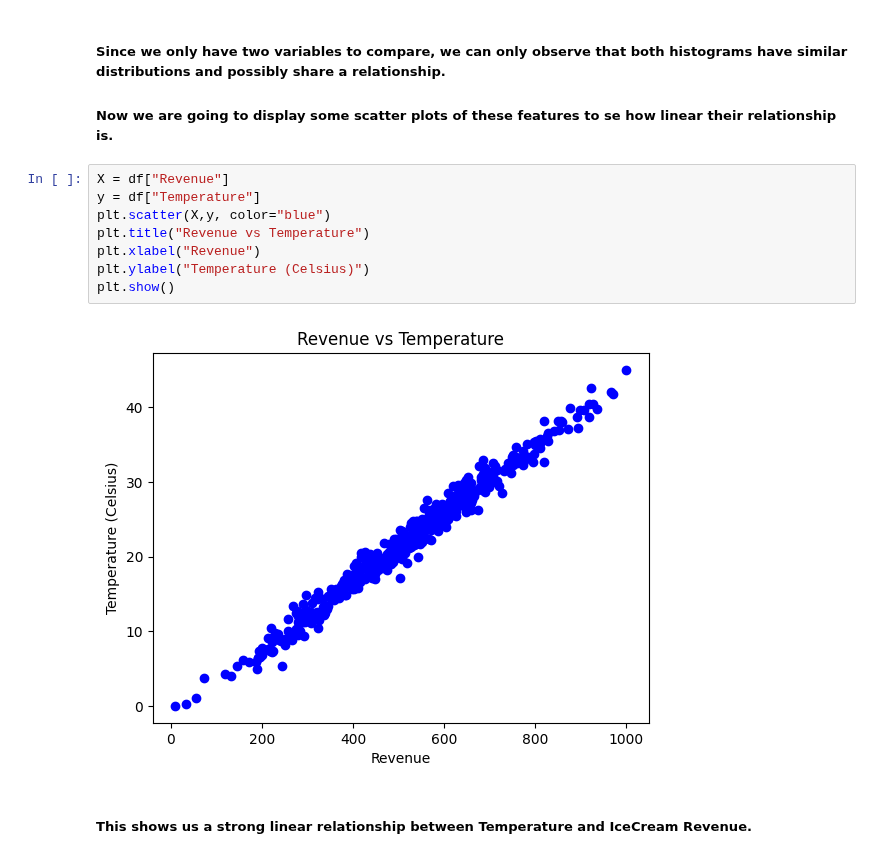
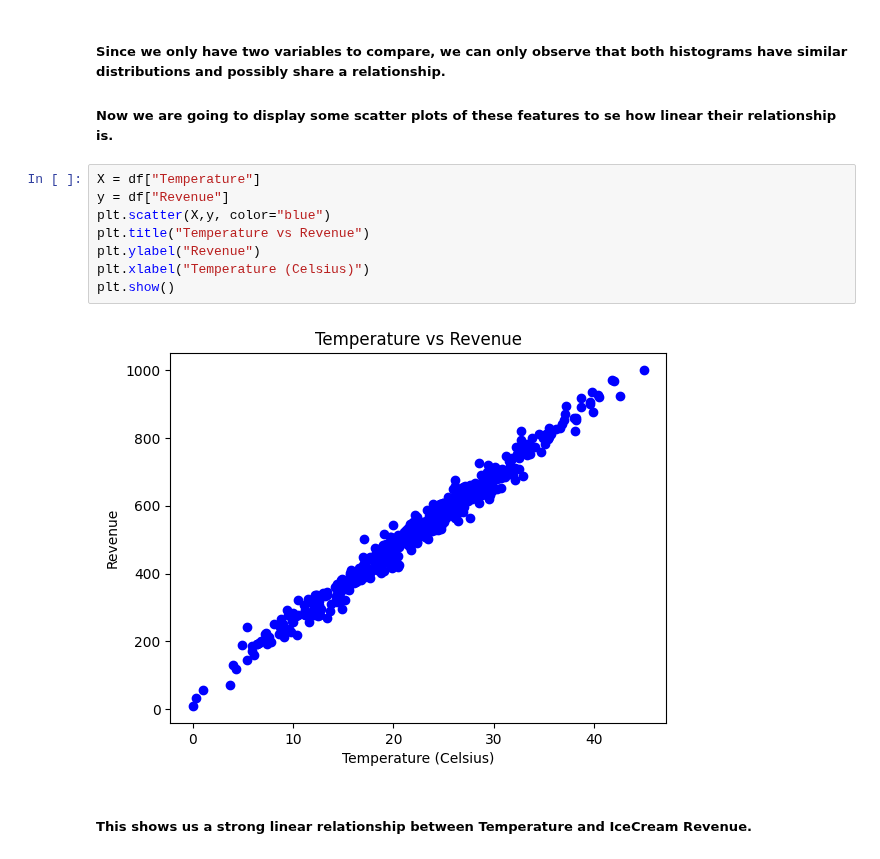
Before and after one commit to gps-stellar/Simple-Regression-Models, a Jupyter notebook: Simple_Linear_Regression.ipynb, the cells around one changed output. Saved outputs shown, nothing was run; the diff lists cells and outputs as text.

```diff
--- a/Simple_Linear_Regression.ipynb
+++ b/Simple_Linear_Regression.ipynb
@@ -111,15 +111,15 @@ plt.show()
 
 ##### Now we are going to display some scatter plots of these features to se how linear their relationship is.
 # %%
-X = df["Revenue"]
-y = df["Temperature"]
+X = df["Temperature"]
+y = df["Revenue"]
 plt.scatter(X,y, color="blue")
-plt.title("Revenue vs Temperature")
-plt.xlabel("Revenue")
-plt.ylabel("Temperature (Celsius)")
+plt.title("Temperature vs Revenue")
+plt.ylabel("Revenue")
+plt.xlabel("Temperature (Celsius)")
 plt.show()
 # %% [output]
-[figure, old version]
+[figure, new version]
 # %% [markdown]
 ##### This shows us a strong linear relationship between Temperature and IceCream Revenue.
 # %% [markdown]
```
Also changed, not shown: parts of 6 cells of this notebook.
